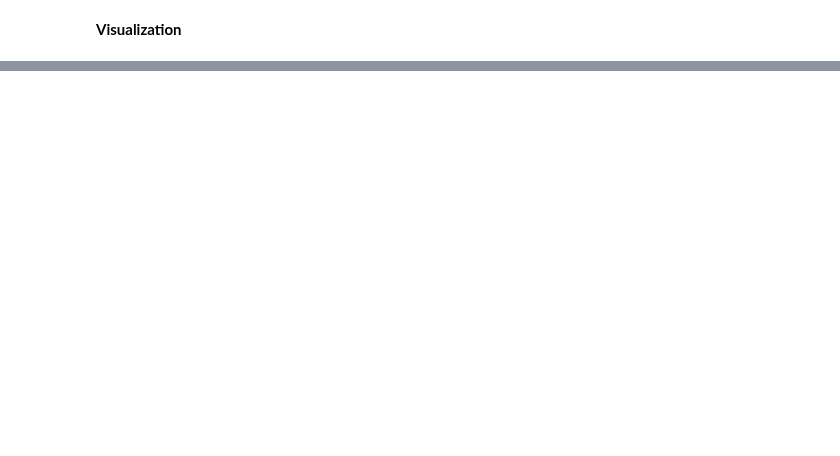
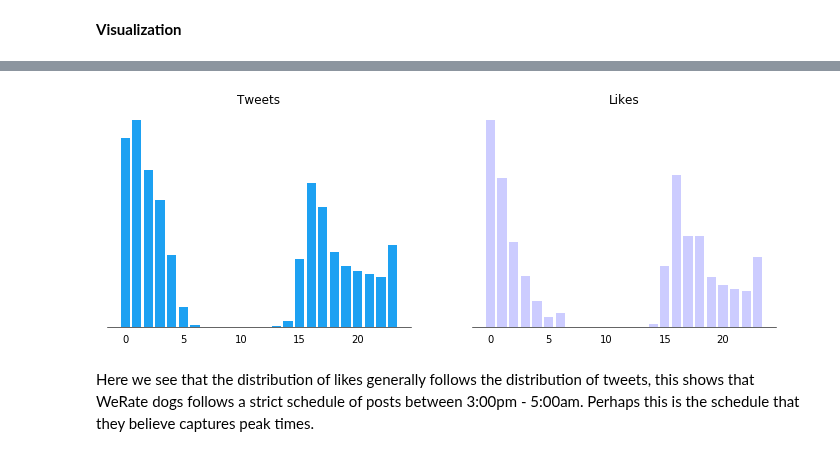
Before and after one commit to joey5405/WeRateDogs-Analysis---Udacity, a Jupyter notebook: wrangle_act.ipynb, the cells around one changed output, grey strips where cells are left out. Cells and saved outputs as stored; diff of their text form; code cells hidden in the pictures; blank space fills up the shorter version.

Commit message:
Feature: Add visualization showing tweets and likes by the hour

```diff
--- a/wrangle_act.ipynb
+++ b/wrangle_act.ipynb
@@ -816,2 +859,10 @@ Floofers are the most recorded dog stage
 # %% [markdown]
 **Visualization**
+# %%
+df.timestamp = df.timestamp.apply(lambda x: datetime.datetime.strptime(x, "%Y-%m-%d %H:%M:%S"))
+# %%
+df.timestamp = df.timestamp.dt.hour
+# %%
+by_hour=df.groupby(df.timestamp).sum()
+# %%
+no_of_tweets = df.groupby(df.timestamp).size()
@@ -817,0 +893,28 @@ Floofers are the most recorded dog stage
+# %%
+fig = plt.figure(figsize=(12,4))
+ax1 = plt.subplot(1,2,1)
+ax2 = fig.add_subplot(1,2,2)
+ax2.bar(by_hour.index, by_hour['retweet_count'], color='blue', alpha=0.2)
+ax1.bar(by_hour.index, no_of_tweets, color='#1DA1F2')
+
+ax1.spines['right'].set_visible(False)
+ax1.spines['top'].set_visible(False)
+ax1.spines['left'].set_visible(False)
+ax1.tick_params(left = 'off', bottom = 'off')
+ax1.set_yticklabels('')
+ax1.set_title('Tweets')
+ax1.spines['bottom'].set_linewidth(0.6)
+
+ax2.spines['right'].set_visible(False)
+ax2.spines['top'].set_visible(False)
+ax2.spines['left'].set_visible(False)
+ax2.tick_params(left = 'off', bottom = 'off')
+ax2.set_yticklabels('')
+ax2.set_title('Likes')
+ax2.spines['bottom'].set_linewidth(0.6)
+
+plt.show()
+# %% [output]
+[figure, added]
+# %% [markdown]
+Here we see that the distribution of likes generally follows the distribution of tweets, this shows that WeRate dogs follows a strict schedule of posts between 3:00pm - 5:00am. Perhaps this is the schedule that they believe captures peak times.
```
Also changed, not shown: parts of 7 cells of this notebook.
